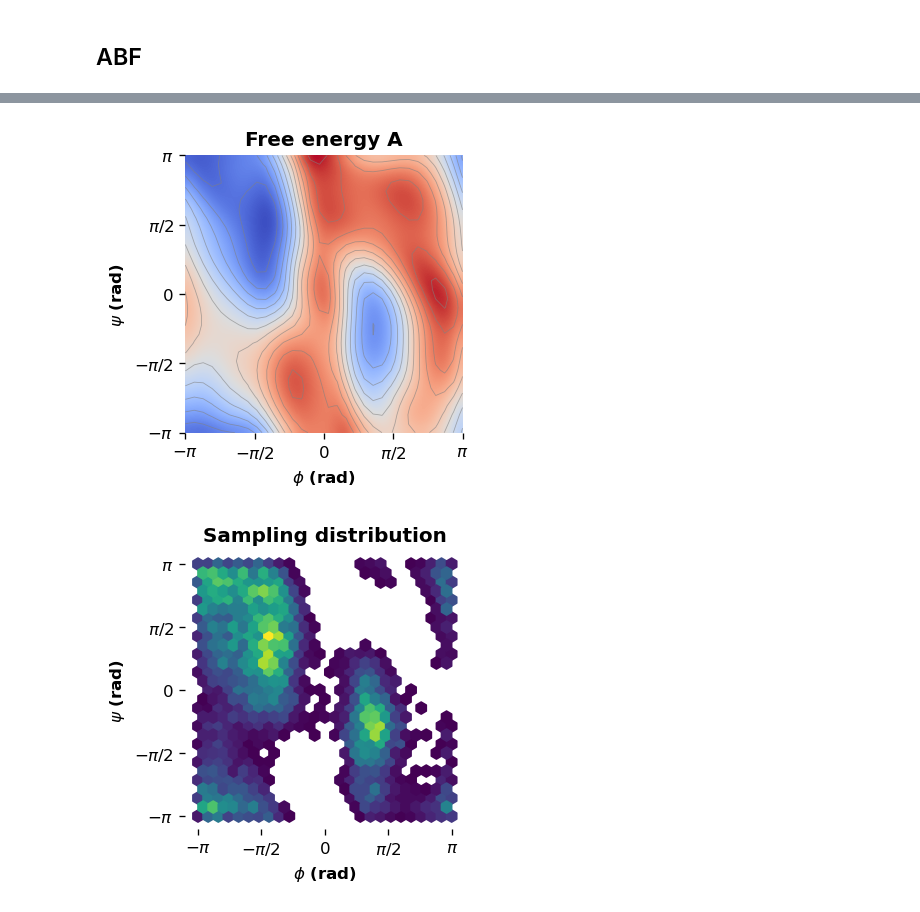
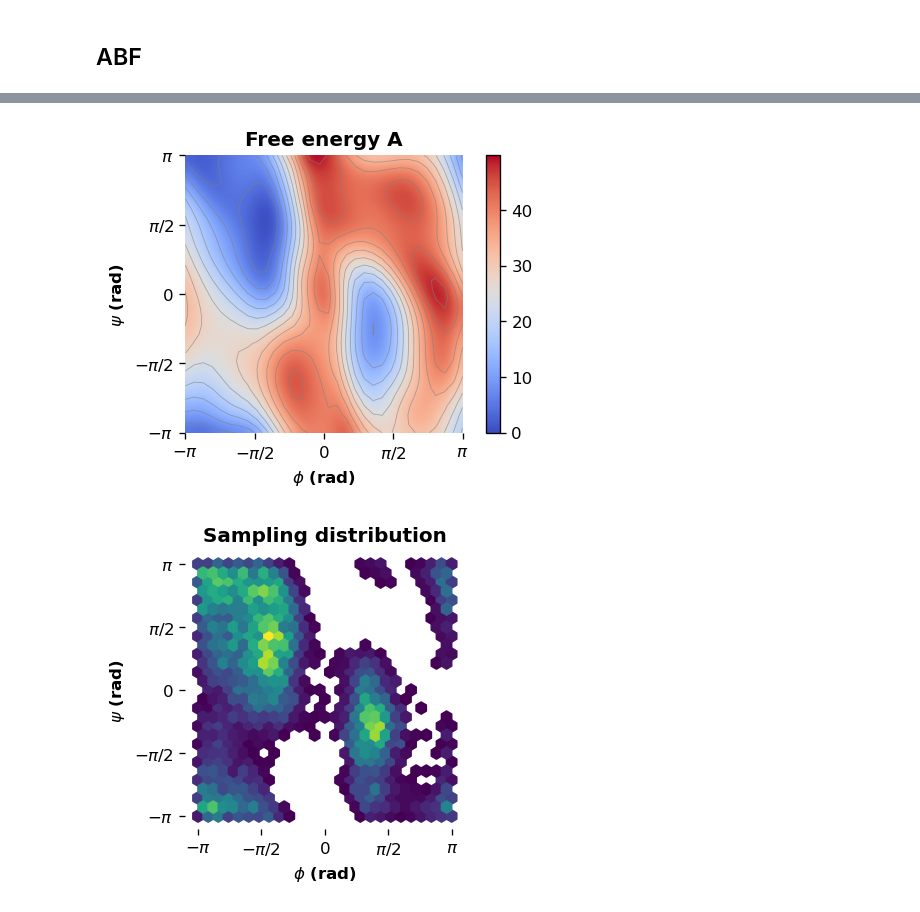
Before and after one commit to XiangruiLi-Ray/enhanced_sampling_examples, a Jupyter notebook: analyze.ipynb, the cells around one changed output, grey strips where cells are left out. Drawn from its saved outputs; the diff is of its cells as text; code cells hidden in the pictures.

```diff
--- a/analyze.ipynb
+++ b/analyze.ipynb
@@ -118,32 +133,34 @@ surface = np.asarray(result["free_energy"])
 # %%
 fig, ax = plt.subplots(dpi=120, figsize=(5,3))
 im = ax.imshow(
     surface, interpolation="bicubic", origin="lower", extent=[-pi, pi, -pi, pi], aspect=1, cmap='coolwarm'
 )
 contours = ax.contour(surface, levels=15, linewidths=0.5, colors="grey",
                      extent=[-pi, pi, -pi, pi], alpha=0.6)
 
 for spine in ax.spines.values():
     spine.set_visible(False)
 
 ax.set_xlabel(r"$\phi$ (rad)", fontweight='bold')
 ax.set_ylabel(r"$\psi$ (rad)", fontweight='bold')
 ax.set_xticks([-pi, -pi/2, 0, pi/2, pi])
 ax.set_xticklabels([r'$-\pi$', r'$-\pi/2$', r'$0$', r'$\pi/2$', r'$\pi$'], fontsize=10, fontweight='bold')
 ax.set_yticks([-pi, -pi/2, 0, pi/2, pi])
 ax.set_yticklabels([r'$-\pi$', r'$-\pi/2$', r'$0$', r'$\pi/2$', r'$\pi$'], fontsize=10, fontweight='bold')
 
 plt.title(f'Free energy A', fontweight='bold')
 
-plt.savefig('figures/ala2_ABF_FEL.pdf',
-            dpi=300,
-            bbox_inches='tight',
-            transparent=True,
-            format='pdf')
+# plt.savefig('figures/ala2_ABF_FEL.pdf',
+#             dpi=300,
+#             bbox_inches='tight',
+#             transparent=True,
+#             format='pdf')
+
+plt.colorbar(im)
 
 plt.show()
 # %% [output]
-[figure, old version]
+[figure, new version]
 # %%
 fig, ax = plt.subplots(dpi=120, figsize=(3,3))
 
```
Also changed, not shown: parts of 10 cells of this notebook, 5 other files.
